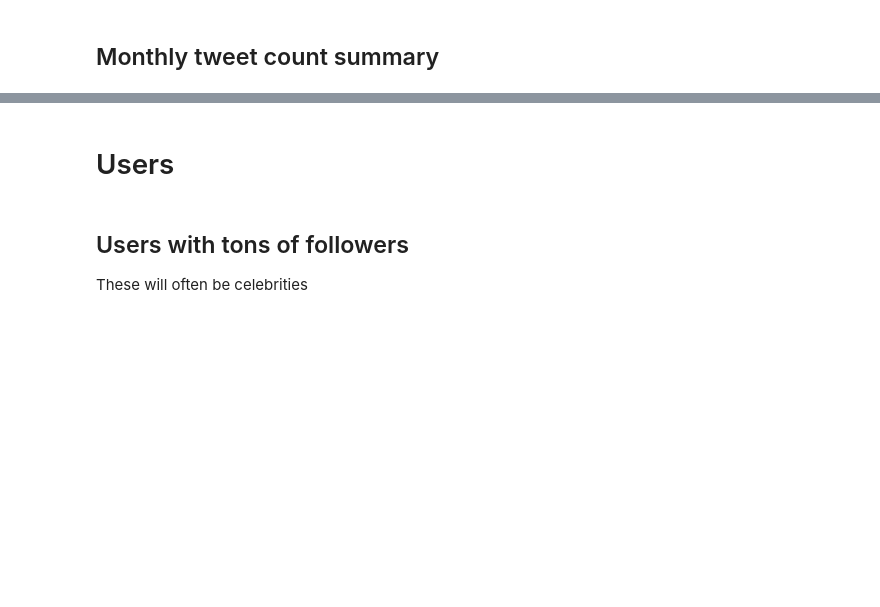
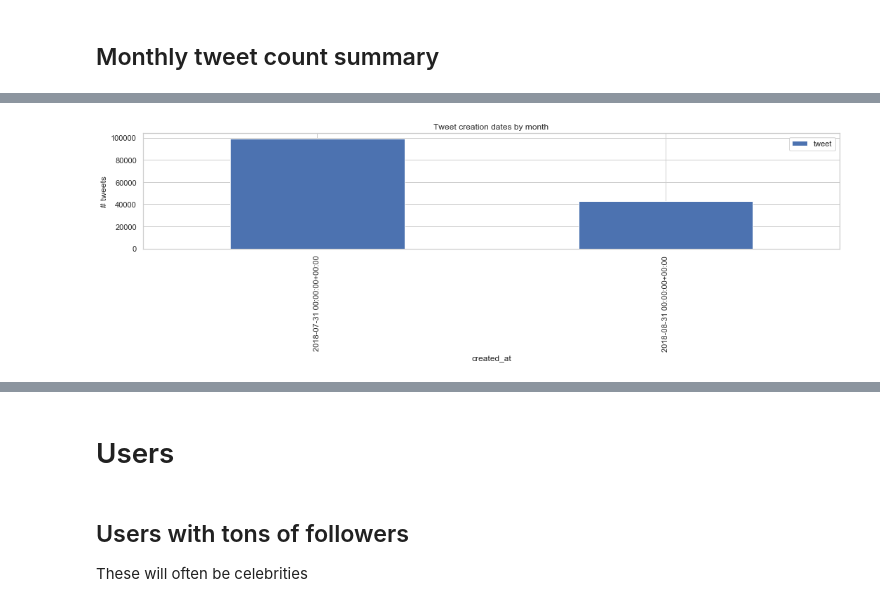
Before and after one commit to AdamSwenson/TwitterProject, a Jupyter notebook: DataAnalysis/Notebooks/Data overview.ipynb, the cells around one changed output, grey strips where cells are left out. Saved outputs shown, nothing was run; the diff lists cells and outputs as text; code cells hidden in the pictures; blank space fills up the shorter version.

```diff
--- a/DataAnalysis/Notebooks/Data overview.ipynb
+++ b/DataAnalysis/Notebooks/Data overview.ipynb
@@ -93,8 +145,10 @@ monthly.describe()
 # %%
 fig, axes = plt.subplots(figsize=(15,5))
-tt.plot(kind='bar', ax=axes)
+monthly.plot(kind='bar', ax=axes)
 axes.set_title('Tweet creation dates by month'); axes.set_ylabel("# tweets")
 fig.tight_layout()
+# %% [output]
+[figure, added]
 # %%
 from bokeh.palettes import Spectral6, Category20, magma, inferno, viridis
 
```
Also changed, not shown: parts of 15 cells of this notebook, 4 other files.
